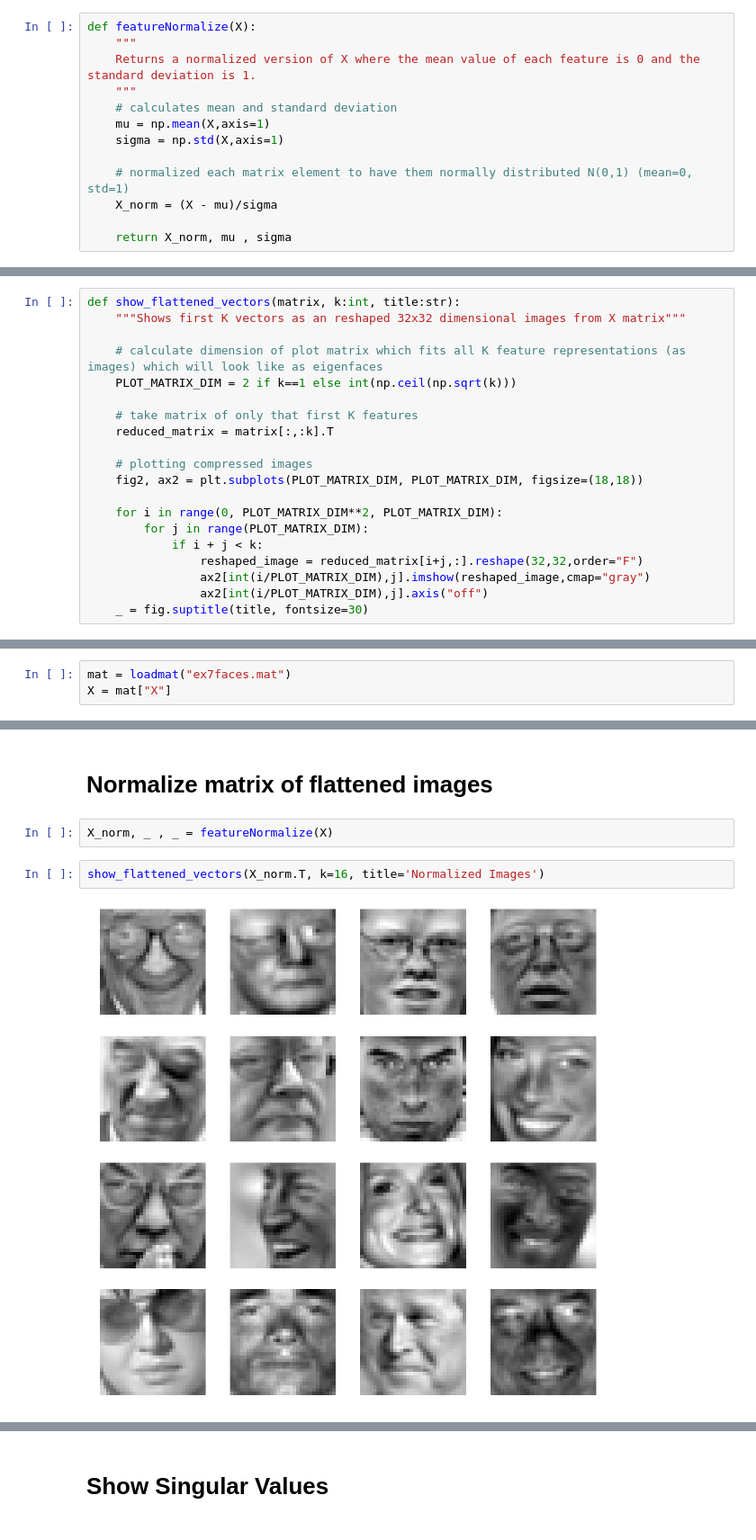
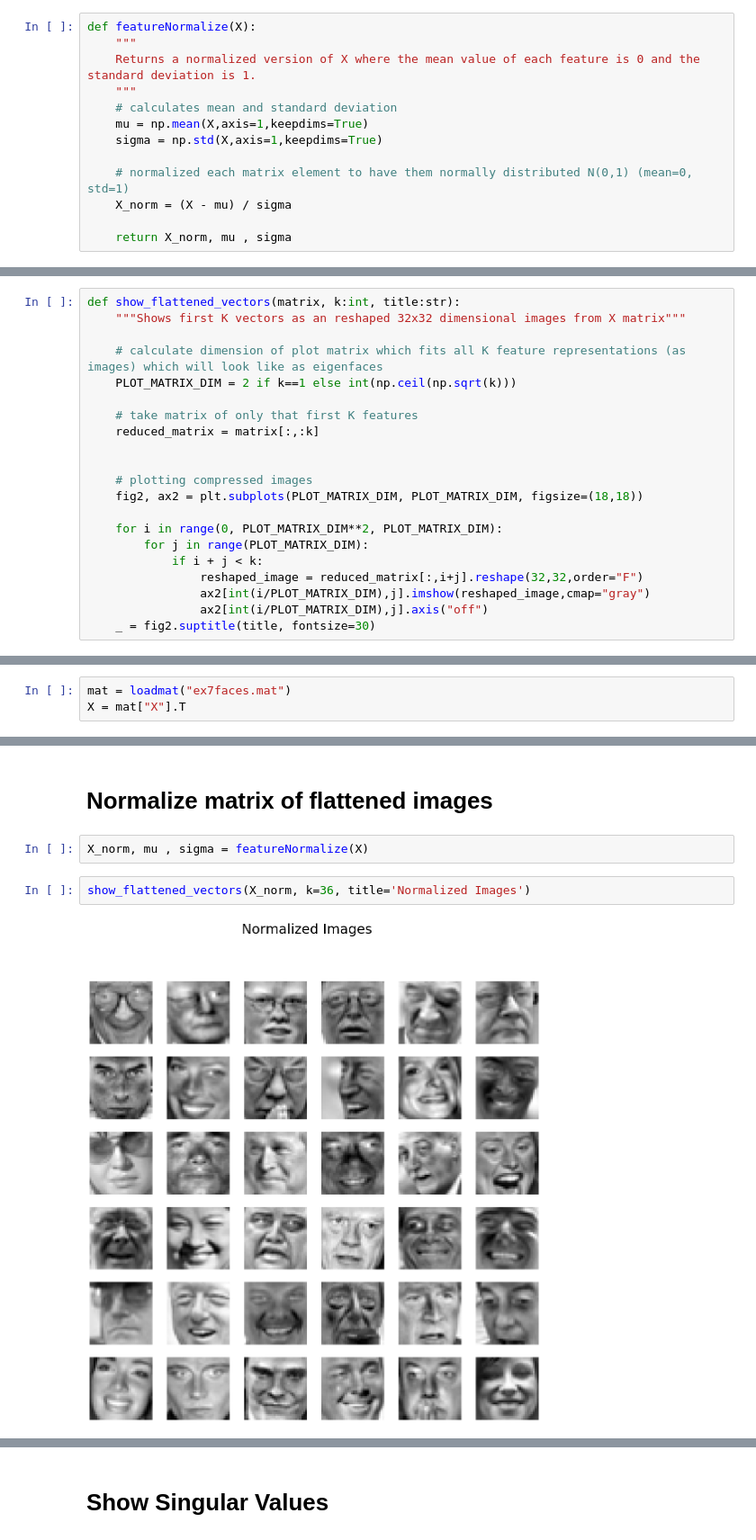
Before and after one commit to amareyah/MaxinAI_Education, a Jupyter notebook: linear_algebra/20191001/pca_on_face_images.ipynb, the cells around one changed output, grey strips where cells are left out. Shown at 90% size. Drawn from its saved outputs; the diff is of its cells as text.

```diff
--- a/linear_algebra/20191001/pca_on_face_images.ipynb
+++ b/linear_algebra/20191001/pca_on_face_images.ipynb
@@ -21,10 +23,10 @@ def featureNormalize(X):
     Returns a normalized version of X where the mean value of each feature is 0 and the standard deviation is 1.
     """
     # calculates mean and standard deviation
-    mu = np.mean(X,axis=1)
-    sigma = np.std(X,axis=1)
+    mu = np.mean(X,axis=1,keepdims=True)
+    sigma = np.std(X,axis=1,keepdims=True)
 
     # normalized each matrix element to have them normally distributed N(0,1) (mean=0, std=1)
-    X_norm = (X - mu)/sigma
+    X_norm = (X - mu) / sigma
 
     return X_norm, mu , sigma
@@ -80,7 +38,8 @@ def show_flattened_vectors(matrix, k:int, title:str):
     PLOT_MATRIX_DIM = 2 if k==1 else int(np.ceil(np.sqrt(k)))
 
     # take matrix of only that first K features
-    reduced_matrix = matrix[:,:k].T
+    reduced_matrix = matrix[:,:k]
+
 
     # plotting compressed images
     fig2, ax2 = plt.subplots(PLOT_MATRIX_DIM, PLOT_MATRIX_DIM, figsize=(18,18))
@@ -88,15 +47,15 @@ def show_flattened_vectors(matrix, k:int, title:str):
     for i in range(0, PLOT_MATRIX_DIM**2, PLOT_MATRIX_DIM):
         for j in range(PLOT_MATRIX_DIM):
             if i + j < k:
-                reshaped_image = reduced_matrix[i+j,:].reshape(32,32,order="F")
+                reshaped_image = reduced_matrix[:,i+j].reshape(32,32,order="F")
                 ax2[int(i/PLOT_MATRIX_DIM),j].imshow(reshaped_image,cmap="gray")
                 ax2[int(i/PLOT_MATRIX_DIM),j].axis("off")
-    _ = fig.suptitle(title, fontsize=30)
+    _ = fig2.suptitle(title, fontsize=30)
 # %% [markdown]
 # Load and visualize the Face image dataset
 # %%
 mat = loadmat("ex7faces.mat")
-X = mat["X"]
+X = mat["X"].T
 # %% [markdown]
 Each image size is 32x32 and they are flattened in 1024 size vector. We have 5K images in total.
 # %%
@@ -123,8 +74,8 @@ show_flattened_vectors(X.T, k=16, title='Original Images')
 # %% [markdown]
 # Normalize matrix of flattened images
 # %%
-X_norm, _ , _ = featureNormalize(X)
+X_norm, mu , sigma = featureNormalize(X)
 # %%
-show_flattened_vectors(X_norm.T, k=16, title='Normalized Images')
+show_flattened_vectors(X_norm, k=36, title='Normalized Images')
 # %% [output]
-[figure, old version]
+[figure, new version]
```
Also changed, not shown: parts of 43 cells of this notebook.
